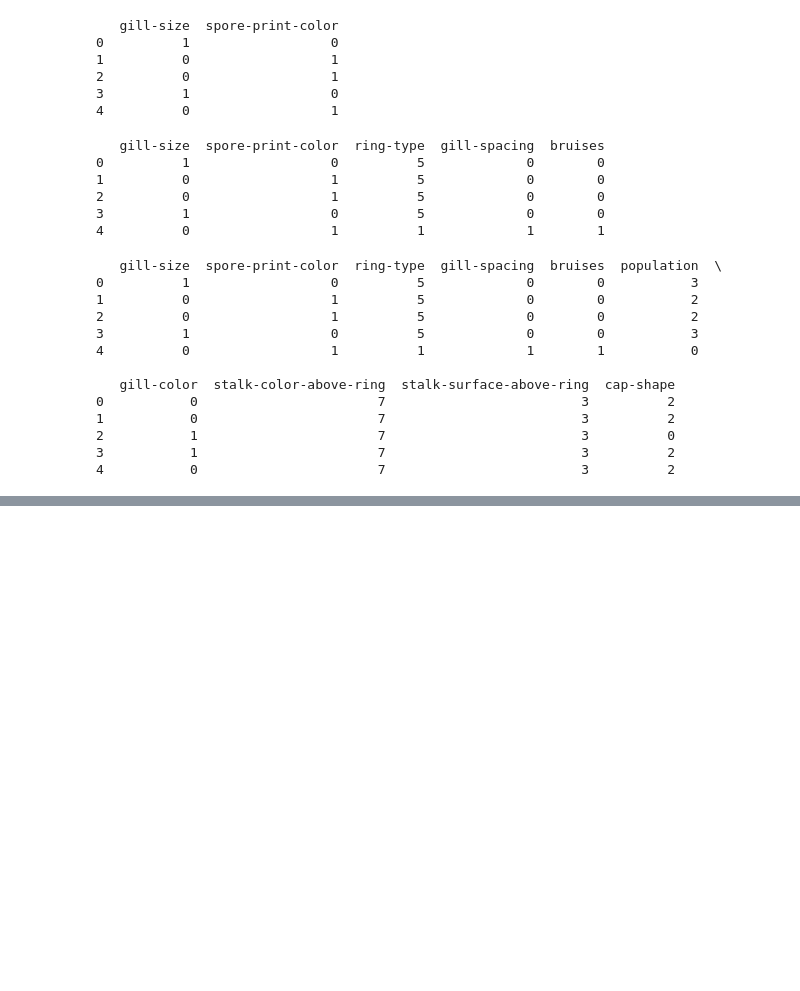
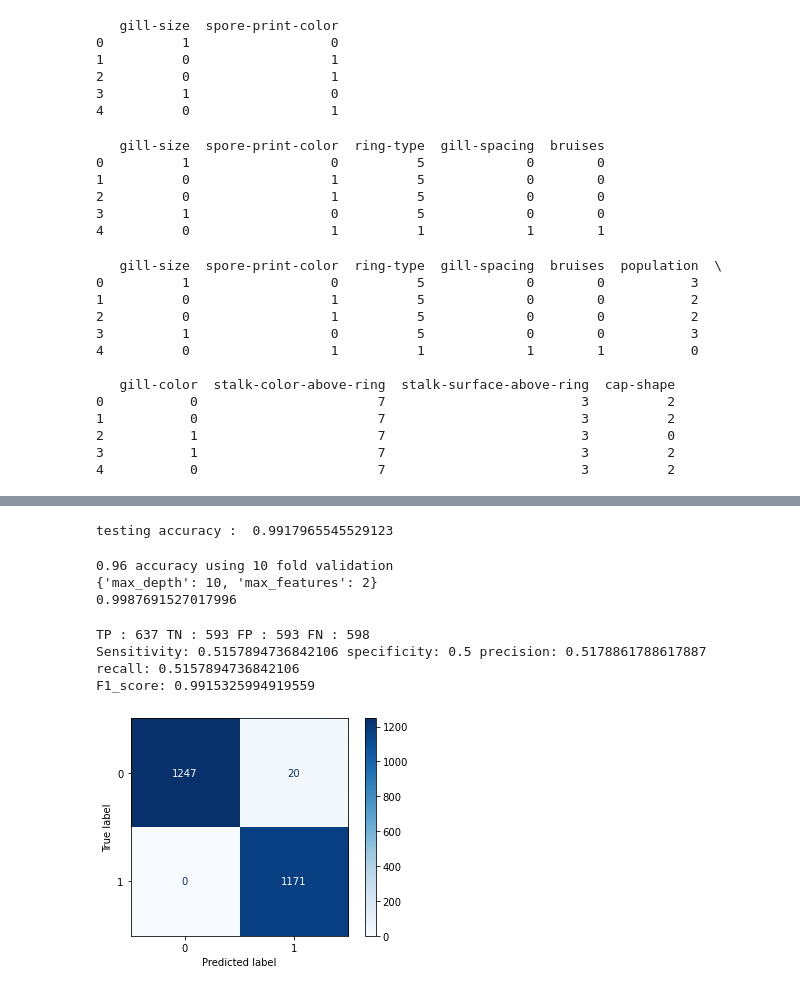
Before and after one commit to jagmeet18/DataMining, a Jupyter notebook: practice_notebook.ipynb, the cells around one changed output, grey strips where cells are left out. Cells and saved outputs as stored; diff of their text form; code cells hidden in the pictures; blank space fills up the shorter version.

```diff
--- a/practice_notebook.ipynb
+++ b/practice_notebook.ipynb
@@ -856,0 +897,70 @@ See the caveats in the documentation: https://pandas.pydata.org/pandas-docs/stab
+# %%
+# training accuracy
+#training_acc = DT.score(X_train, y_train)
+#print("training accuracy : ", training_acc)
+# testing accuracy
+testing_acc_tree1 = DTree1.score(X_test_tree1, y_test_tree1)
+print("testing accuracy : ", testing_acc_tree1)
+# %% [output]
+testing accuracy :  0.9917965545529123
+# %%
+from sklearn.model_selection import cross_val_score
+from sklearn.model_selection import GridSearchCV
+from sklearn.ensemble import RandomForestClassifier
+import warnings
+
+warnings.filterwarnings('ignore')
+
+cross_validation_score = cross_val_score(DTree1,X,y,cv=10)
+print("%0.2f accuracy using 10 fold validation " % (cross_validation_score.mean()))
+
+model = DecisionTreeClassifier()
+grid_vals = {'max_depth': [2,3,4], 'random_state': [1,10,42, 100]}
+grid_lr = GridSearchCV(estimator=model, param_grid=grid_vals, scoring='accuracy', cv=6, refit=True, return_train_score=True)
+
+#Training and Prediction
+
+grid_lr.fit(X_train_tree1, y_train_tree1)
+preds = grid_lr.best_estimator_.predict(X_test_tree1)
+
+rfc = RandomForestClassifier()
+forest_params = [{'max_depth': list(range(10, 15)), 'max_features': list(range(0,14))}]
+cf = GridSearchCV(rfc, forest_params, cv = 10, scoring='accuracy')
+cf.fit(X_train_tree1, y_train_tree1)
+
+print(cf.best_params_)
+print(cf.best_score_)
+# %% [output]
+0.96 accuracy using 10 fold validation
+{'max_depth': 10, 'max_features': 2}
+0.9987691527017996
+# %%
+# tree 1
+from sklearn.metrics import confusion_matrix
+from sklearn.metrics import plot_confusion_matrix
+from sklearn import metrics
+DTree1_y_pred = DTree1.predict(X_test_tree1)
+DTree1_confusionMatrix = confusion_matrix(y_test,DTree1_y_pred)
+TP_DTree1 = DTree1_confusionMatrix[0][0]
+TN_DTree1 = DTree1_confusionMatrix[0][1]
+FP_DTree1 = DTree1_confusionMatrix[0][1]
+FN_DTree1 = DTree1_confusionMatrix[1][1]
+print("TP :", TP_DTree1, "TN :", TN_DTree1, "FP :", FP_DTree1, "FN :", FN_DTree1)
+# calculating the sensitivity
+s_DTree1 = TP_DTree1/(TP_DTree1 +FN_DTree1)
+# calculating the specificity
+sp_DTree1 = TN_DTree1/(TN_DTree1 +FP_DTree1)
+# calculating the precision
+p_DTree1 = TP_DTree1/(TP_DTree1 +FP_DTree1)
+# calculating the recall
+r_DTree1 = TP_DTree1/(TP_DTree1 +FN_DTree1)
+print("Sensitivity:", s_DTree1, "specificity:", sp_DTree1, "precision:", p_DTree1, "recall:", r_DTree1)
+F1_score_DTree1 = metrics.f1_score(y_test_tree1, DTree1_y_pred)
+print(f"F1_score:",F1_score_DTree1)
+plot_confusion_matrix(DTree1, X_test_tree1, y_test_tree1, cmap=plt.cm.Blues)
+plt.show()
+# %% [output]
+TP : 637 TN : 593 FP : 593 FN : 598
+Sensitivity: 0.5157894736842106 specificity: 0.5 precision: 0.5178861788617887 recall: 0.5157894736842106
+F1_score: 0.9915325994919559
+[figure, added]
```
Also changed, not shown: parts of 23 cells of this notebook.
